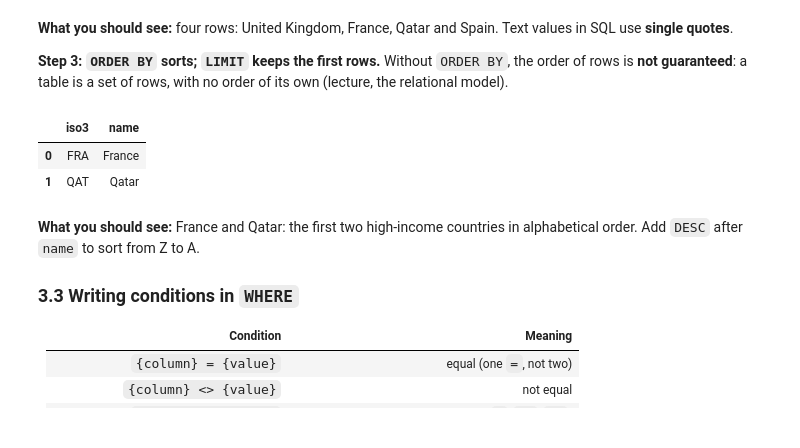
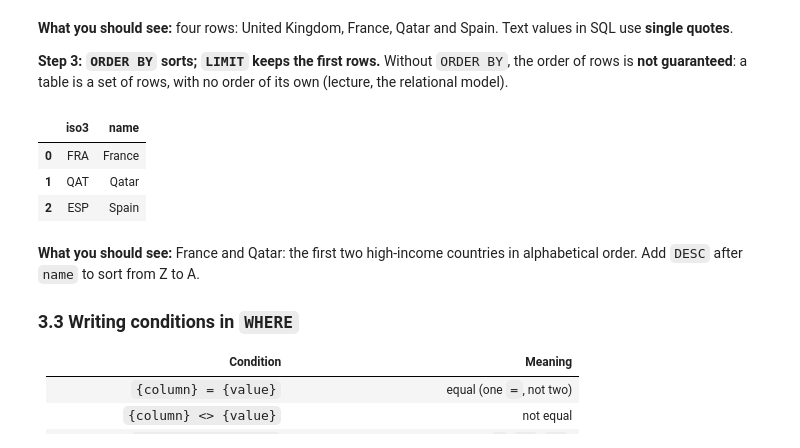
Before and after one commit to LeonardooAlves/LSE-ST445, a Jupyter notebook: Week 5/1_st445_week5_lab1_sqlite.ipynb, the cells around one changed output. Drawn from its saved outputs; the diff is of its cells as text; code cells hidden in the pictures.

```diff
--- a/Week 5/1_st445_week5_lab1_sqlite.ipynb
+++ b/Week 5/1_st445_week5_lab1_sqlite.ipynb
@@ -603,17 +640,18 @@ show(query)
 # %%
 # 🟢 Step 3: sorted by name, first two only
 query = """
 SELECT iso3, name
 FROM country
 WHERE income_group = 'High income'
 ORDER BY name
-LIMIT 2;
+LIMIT 3;
 """
 show(query)
 # %% [output]
 |  | iso3 | name |
 | 0 | FRA | France |
 | 1 | QAT | Qatar |
+| 2 | ESP | Spain |
 # %% [markdown]
 **What you should see:** France and Qatar: the first two high-income countries in alphabetical order. Add `DESC` after `name` to sort from Z to A.
 
```
Also changed, not shown: parts of 25 cells of this notebook.
